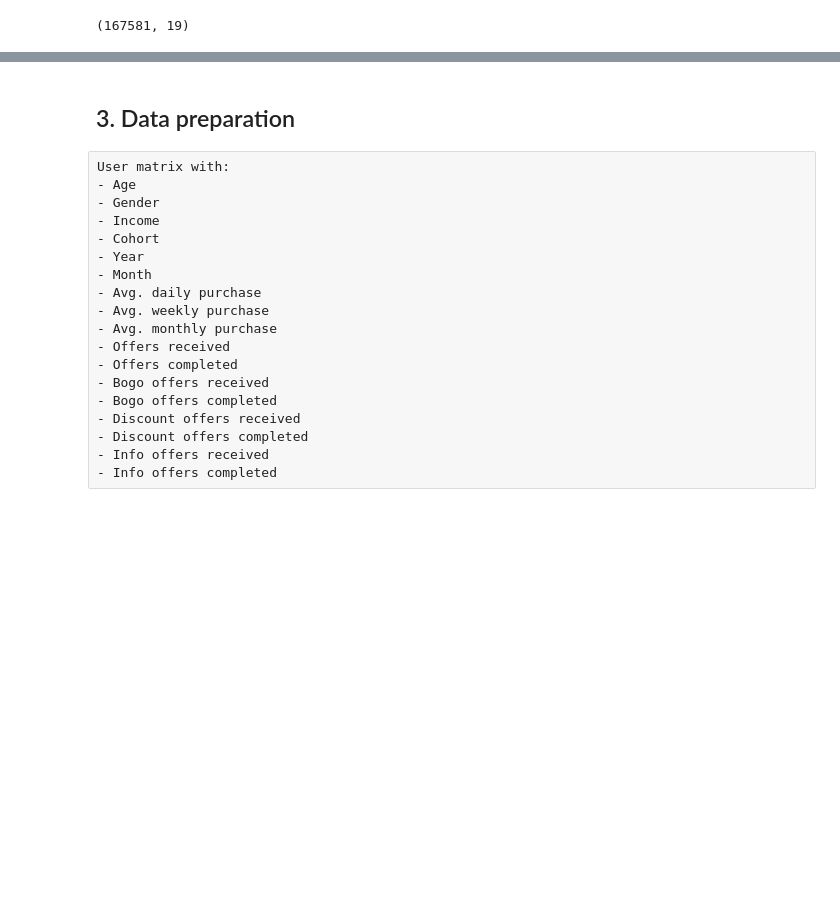
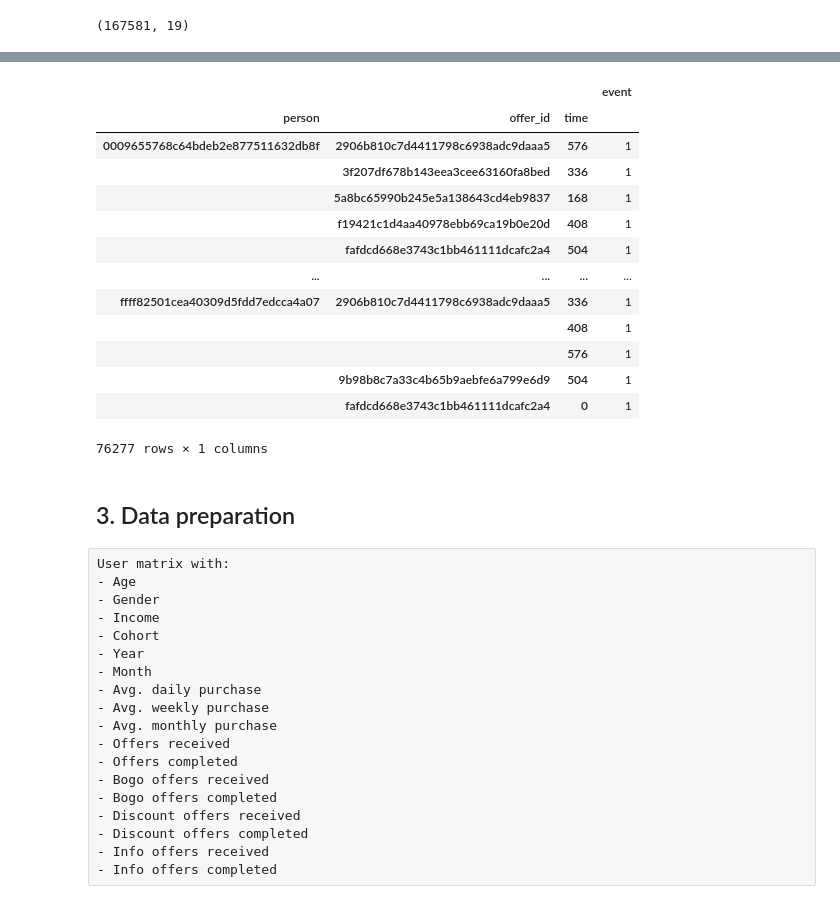
Before and after one commit to gabrieltempass/starbucks, a Jupyter notebook: starbucks.ipynb, the cells around one changed output, grey strips where cells are left out. Saved outputs shown, nothing was run; the diff lists cells and outputs as text; code cells hidden in the pictures; blank space fills up the shorter version.

```diff
--- a/starbucks.ipynb
+++ b/starbucks.ipynb
@@ -265,3 +359,26 @@ df_enriched[["person", "offer_id", "time", "event"]].groupby(by=["person", "offe
+# %%
+(
+    df_enriched[df_enriched["event"] == "offer received"][
+        ["person", "offer_id", "time", "event"]
+    ]
+    .groupby(by=["person", "offer_id", "time"])
+    .count()
+)
+# %% [output]
+|  |  |  | event |
+| person | offer_id | time |  |
+| 0009655768c64bdeb2e877511632db8f | 2906b810c7d4411798c6938adc9daaa5 | 576 | 1 |
+|  | 3f207df678b143eea3cee63160fa8bed | 336 | 1 |
+|  | 5a8bc65990b245e5a138643cd4eb9837 | 168 | 1 |
+|  | f19421c1d4aa40978ebb69ca19b0e20d | 408 | 1 |
+|  | fafdcd668e3743c1bb461111dcafc2a4 | 504 | 1 |
+| ... | ... | ... | ... |
+| ffff82501cea40309d5fdd7edcca4a07 | 2906b810c7d4411798c6938adc9daaa5 | 336 | 1 |
+|  |  | 408 | 1 |
+|  |  | 576 | 1 |
+|  | 9b98b8c7a33c4b65b9aebfe6a799e6d9 | 504 | 1 |
+|  | fafdcd668e3743c1bb461111dcafc2a4 | 0 | 1 |
+76277 rows × 1 columns
 # %% [markdown]
 ## 3. Data preparation
 # %% [raw]
```
Also changed, not shown: parts of 10 cells of this notebook.
